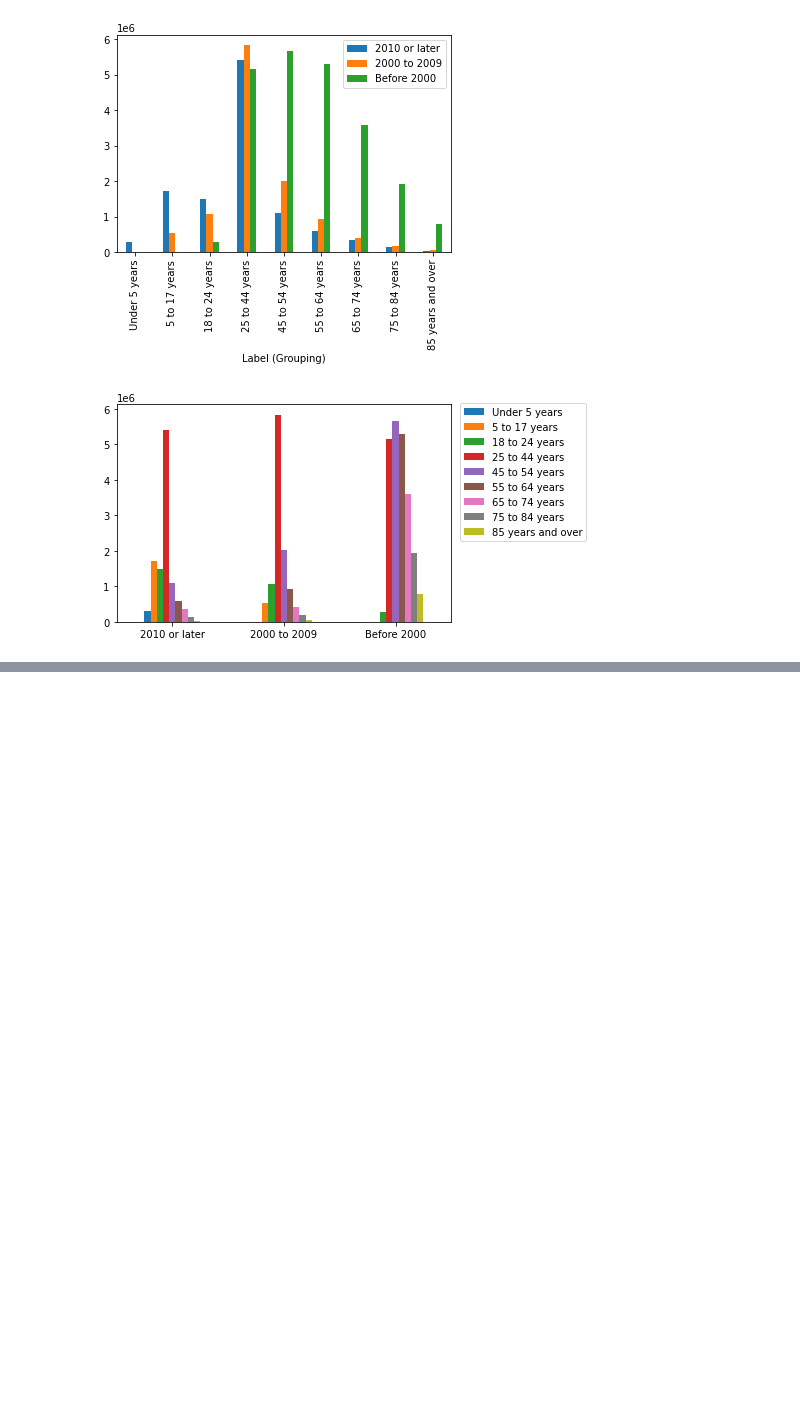
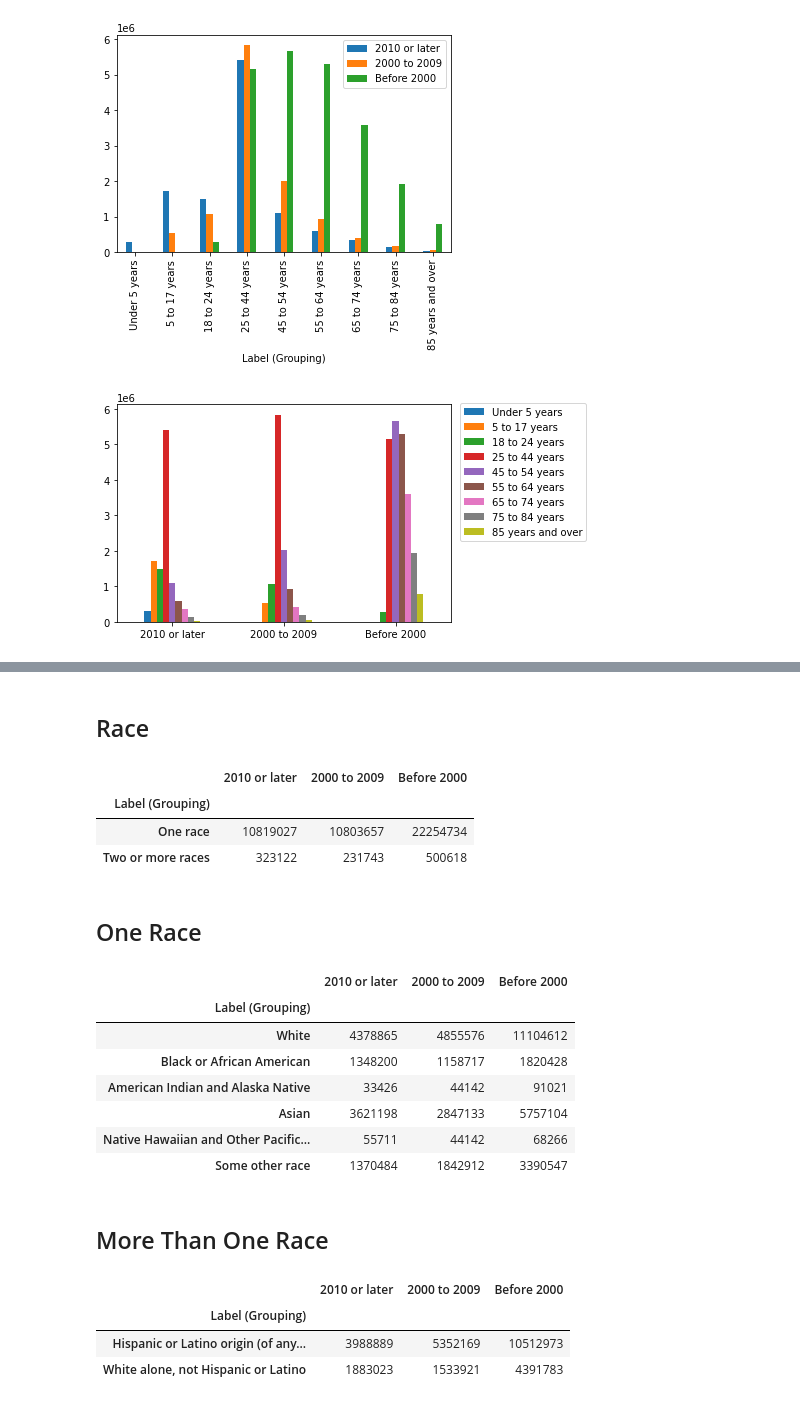
Before and after one commit to halabi93/Immigration-Data-Analysis, a Jupyter notebook: DataAnalysis.ipynb, the cells around one changed output, grey strips where cells are left out. Saved outputs shown, nothing was run; the diff lists cells and outputs as text; code cells hidden in the pictures; blank space fills up the shorter version.

```diff
--- a/DataAnalysis.ipynb
+++ b/DataAnalysis.ipynb
@@ -37,0 +104,37 @@ plt.legend(bbox_to_anchor=(1.01,1.03), loc="upper left");
+# %% [markdown]
+## Race
+# %%
+race_file = os.path.join("Outputs", "Race.csv")
+race_df = pd.read_csv(race_file, index_col=0)
+race_df.head(2)
+# %% [output]
+|  | 2010 or later | 2000 to 2009 | Before 2000 |
+| Label (Grouping) |  |  |  |
+| One race | 10819027 | 10803657 | 22254734 |
+| Two or more races | 323122 | 231743 | 500618 |
+# %% [markdown]
+## One Race
+# %%
+one_race_file = os.path.join("Outputs", "One Race.csv")
+one_race_df = pd.read_csv(one_race_file, index_col=0)
+one_race_df.head(6)
+# %% [output]
+|  | 2010 or later | 2000 to 2009 | Before 2000 |
+| Label (Grouping) |  |  |  |
+| White | 4378865 | 4855576 | 11104612 |
+| Black or African American | 1348200 | 1158717 | 1820428 |
+| American Indian and Alaska Native | 33426 | 44142 | 91021 |
+| Asian | 3621198 | 2847133 | 5757104 |
+| Native Hawaiian and Other Pacific... | 55711 | 44142 | 68266 |
+| Some other race | 1370484 | 1842912 | 3390547 |
+# %% [markdown]
+## More Than One Race
+# %%
+more_than_one_race_file = os.path.join("Outputs", "More Than One Race.csv")
+more_than_one_race_df = pd.read_csv(more_than_one_race_file, index_col=0)
+more_than_one_race_df.head(2)
+# %% [output]
+|  | 2010 or later | 2000 to 2009 | Before 2000 |
+| Label (Grouping) |  |  |  |
+| Hispanic or Latino origin (of any... | 3988889 | 5352169 | 10512973 |
+| White alone, not Hispanic or Latino | 1883023 | 1533921 | 4391783 |
```
Also changed, not shown: parts of 17 cells of this notebook, 2 other files.
